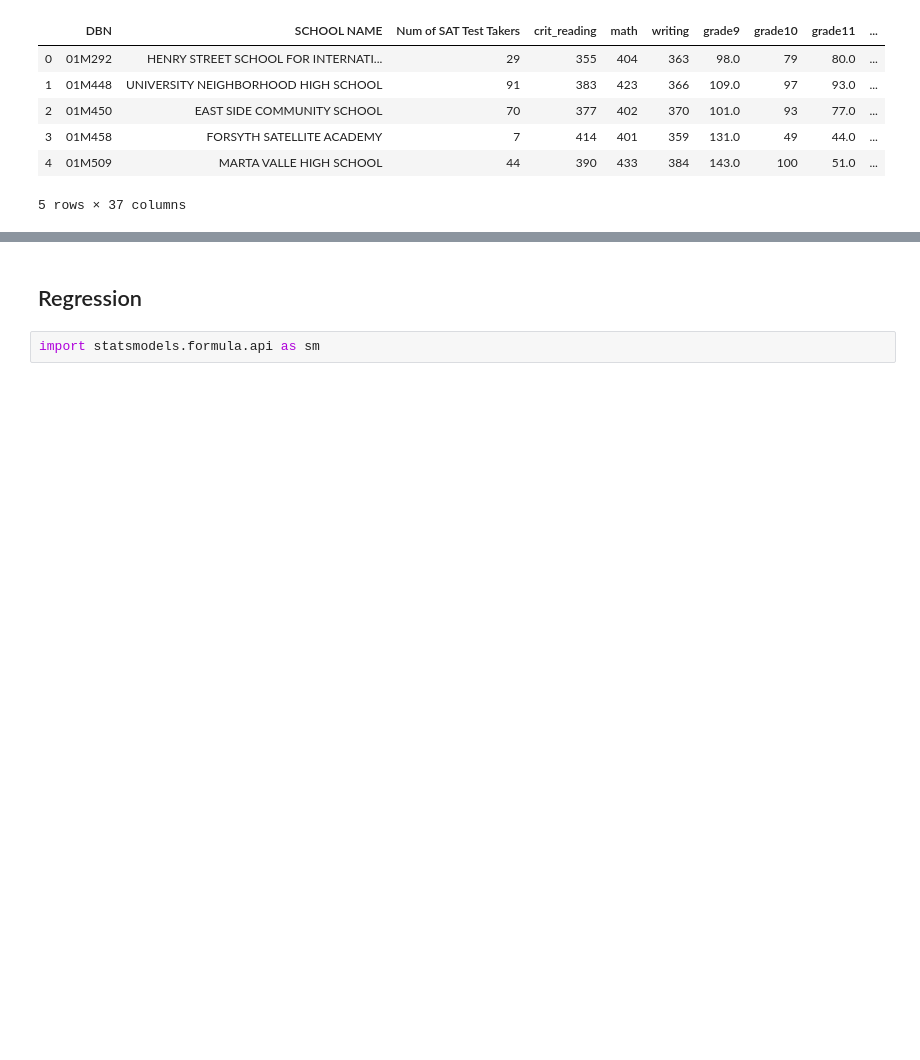
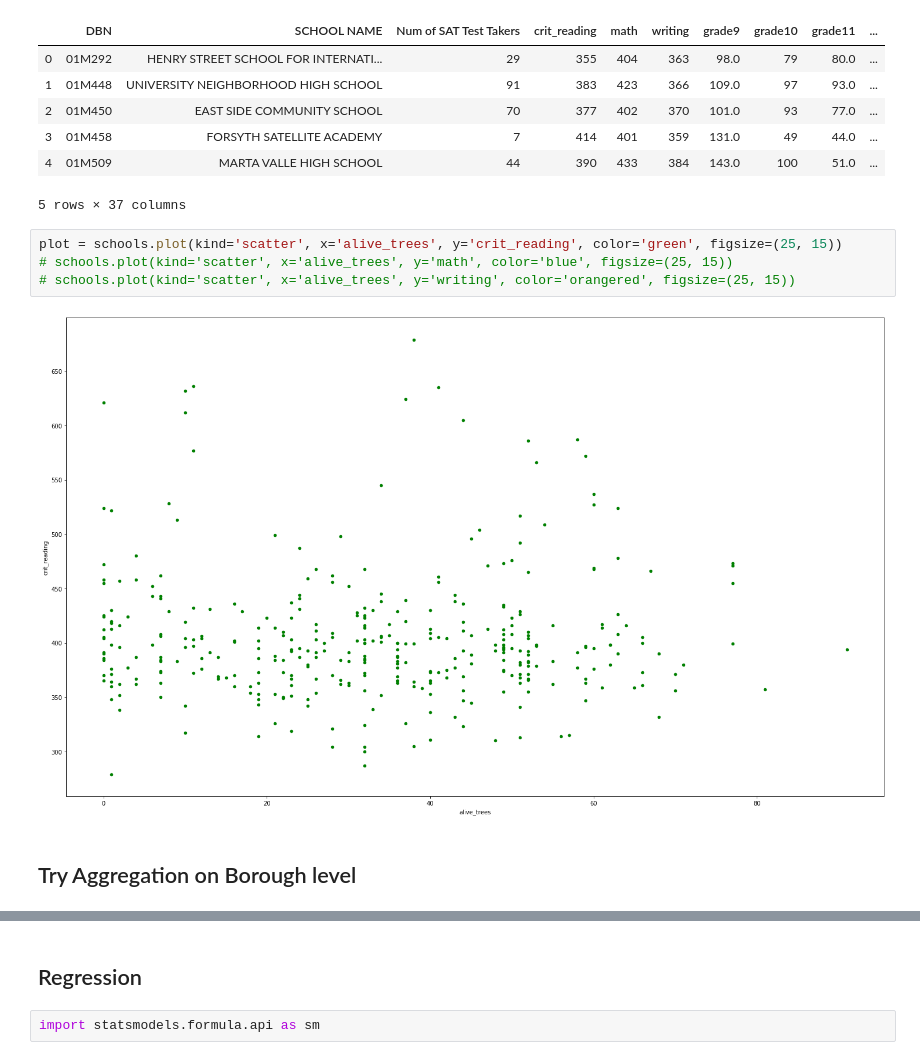
Before and after one commit to helenjjchen/technica19, a Jupyter notebook: data/nature.ipynb, the cells around one changed output, grey strips where cells are left out. Saved outputs shown, nothing was run; the diff lists cells and outputs as text; blank space fills up the shorter version.

```diff
--- a/data/nature.ipynb
+++ b/data/nature.ipynb
@@ -118,3 +144,11 @@ schools.head()
 | 3 | 01M458 | FORSYTH SATELLITE ACADEMY | 7 | 414 | 401 | 359 | 131.0 | 49 | 44.0 | ... |
 | 4 | 01M509 | MARTA VALLE HIGH SCHOOL | 44 | 390 | 433 | 384 | 143.0 | 100 | 51.0 | ... |
 5 rows × 37 columns
+# %%
+plot = schools.plot(kind='scatter', x='alive_trees', y='crit_reading', color='green', figsize=(25, 15))
+# schools.plot(kind='scatter', x='alive_trees', y='math', color='blue', figsize=(25, 15))
+# schools.plot(kind='scatter', x='alive_trees', y='writing', color='orangered', figsize=(25, 15))
+# %% [output]
+[figure, added]
+# %% [markdown]
+## Try Aggregation on Borough level
```
Also changed, not shown: parts of 24 cells of this notebook.
